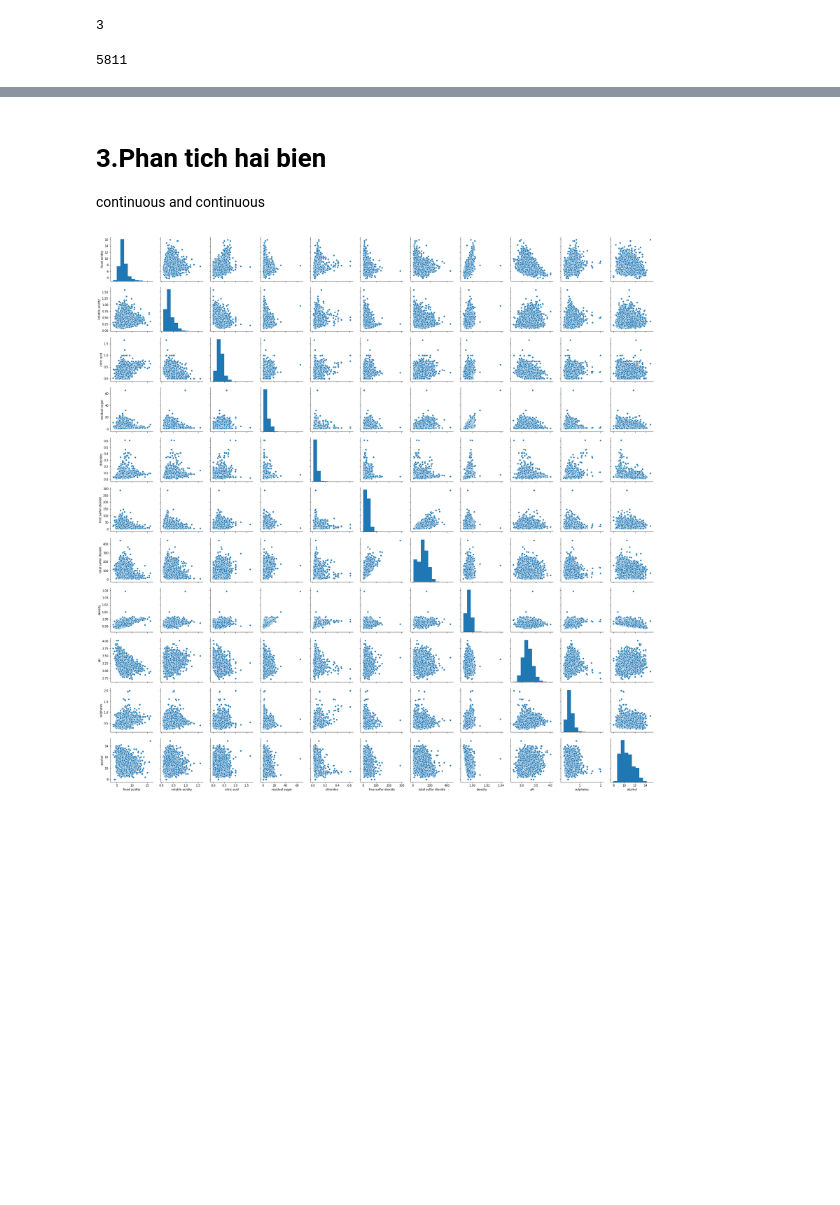
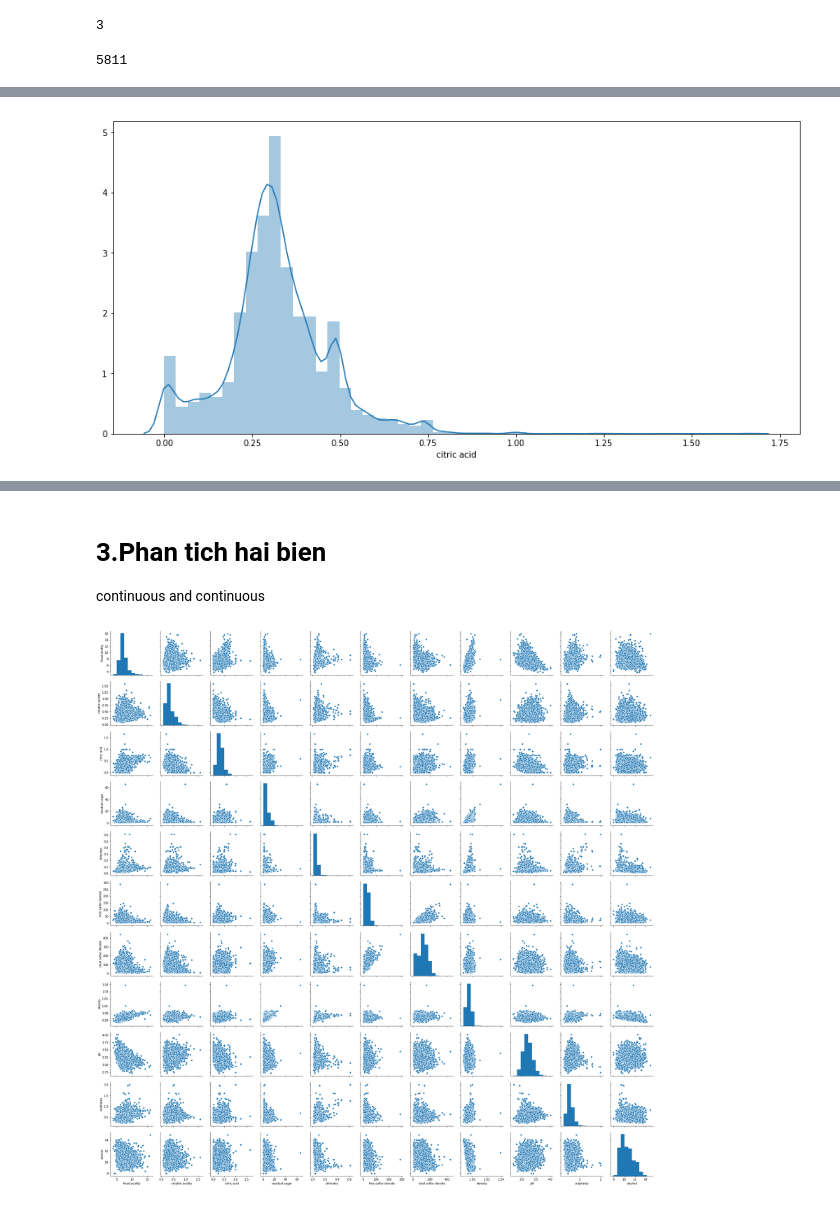
Before and after one commit to dieptran43/LeVanDiep_Pre_processing, a Jupyter notebook: FullName_project_Wine.ipynb, the cells around one changed output, grey strips where cells are left out. Drawn from its saved outputs; the diff is of its cells as text; code cells hidden in the pictures; blank space fills up the shorter version.

```diff
--- a/FullName_project_Wine.ipynb
+++ b/FullName_project_Wine.ipynb
@@ -362,0 +384,6 @@ alcohol_lower
+# %%
+#citric acid
+sns.distplot(df2['citric acid'])
+plt.show()
+# %% [output]
+[figure, added]
```
Also changed, not shown: parts of 62 cells of this notebook, 2 other files.
